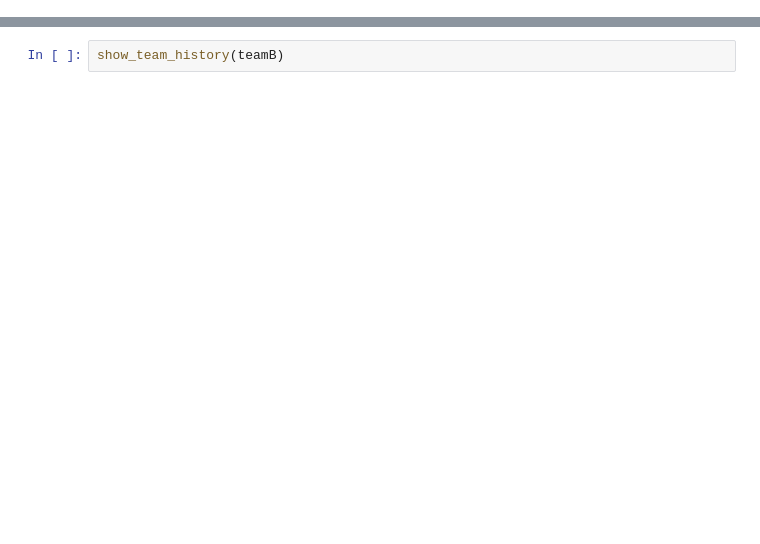
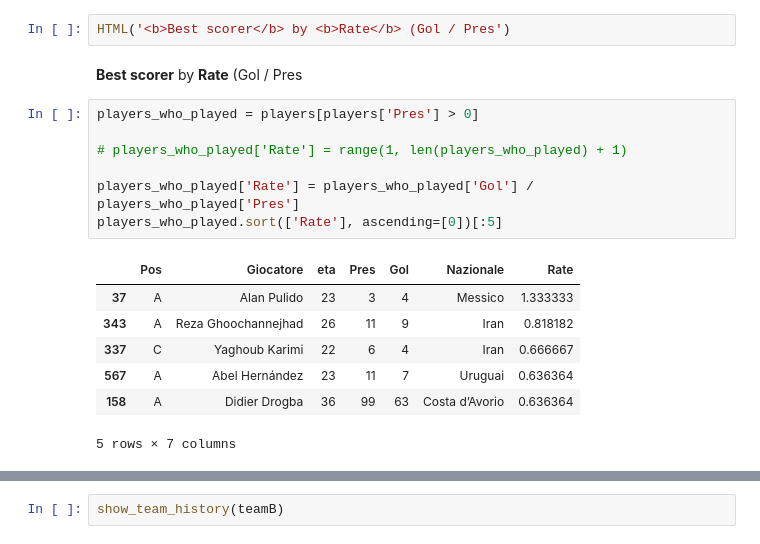
Before and after one commit to uolter/DataDrivenJournalism, a Jupyter notebook: worldcup2014/worldcup.ipynb, the cells around one changed output, grey strips where cells are left out. Cells and saved outputs as stored; diff of their text form; blank space fills up the shorter version.

```diff
--- a/worldcup2014/worldcup.ipynb
+++ b/worldcup2014/worldcup.ipynb
@@ -66,0 +247,19 @@ show_team_history(teamA)
+# %%
+HTML('<b>Best scorer</b> by <b>Rate</b> (Gol / Pres')
+# %% [output]
+Best scorer by Rate (Gol / Pres
+# %%
+players_who_played = players[players['Pres'] > 0]
+
+# players_who_played['Rate'] = range(1, len(players_who_played) + 1)
+
+players_who_played['Rate'] = players_who_played['Gol'] / players_who_played['Pres']
+players_who_played.sort(['Rate'], ascending=[0])[:5]
+# %% [output]
+|  | Pos | Giocatore | eta | Pres | Gol | Nazionale | Rate |
+| 37 | A | Alan Pulido | 23 | 3 | 4 | Messico | 1.333333 |
+| 343 | A | Reza Ghoochannejhad | 26 | 11 | 9 | Iran | 0.818182 |
+| 337 | C | Yaghoub Karimi | 22 | 6 | 4 | Iran | 0.666667 |
+| 567 | A | Abel Hernández | 23 | 11 | 7 | Uruguai | 0.636364 |
+| 158 | A | Didier Drogba | 36 | 99 | 63 | Costa d’Avorio | 0.636364 |
+5 rows × 7 columns
```
Also changed, not shown: parts of 36 cells of this notebook, 4 other files.
